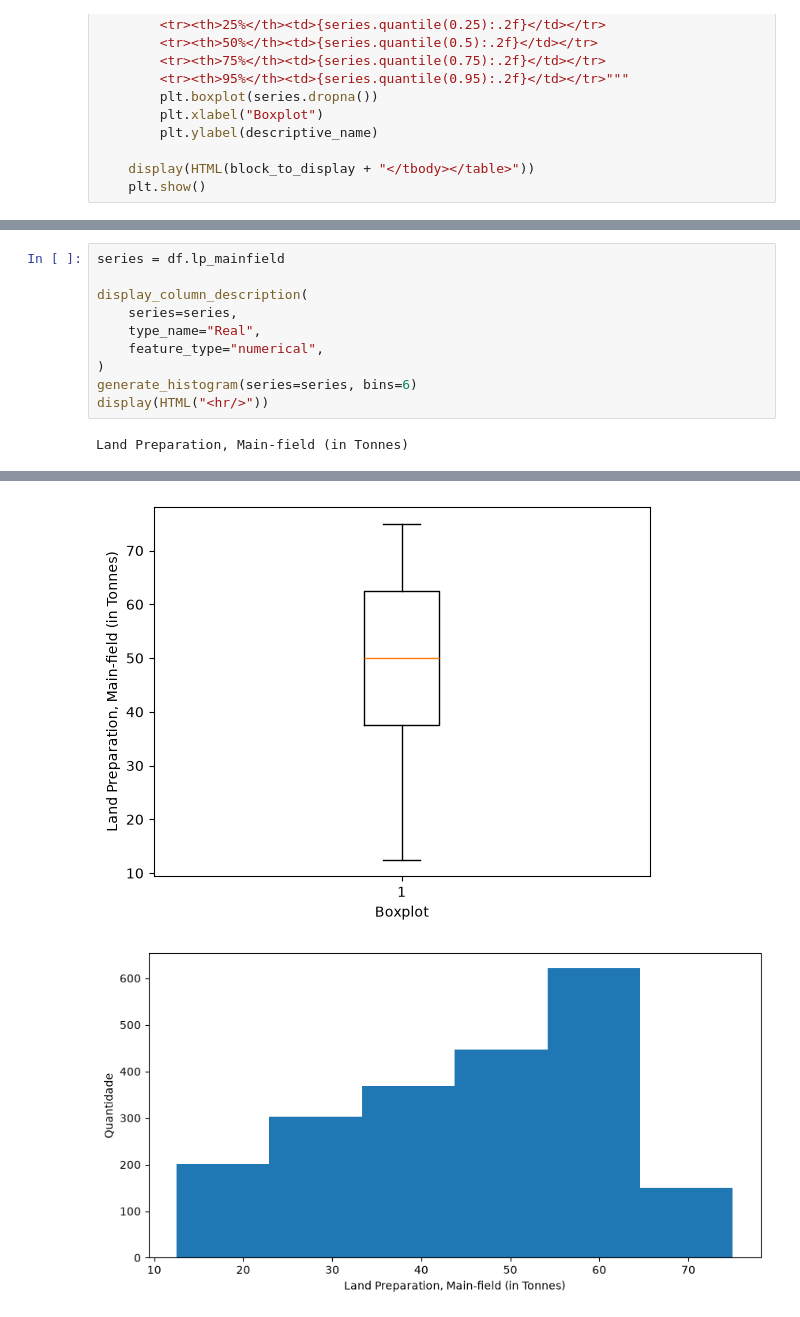
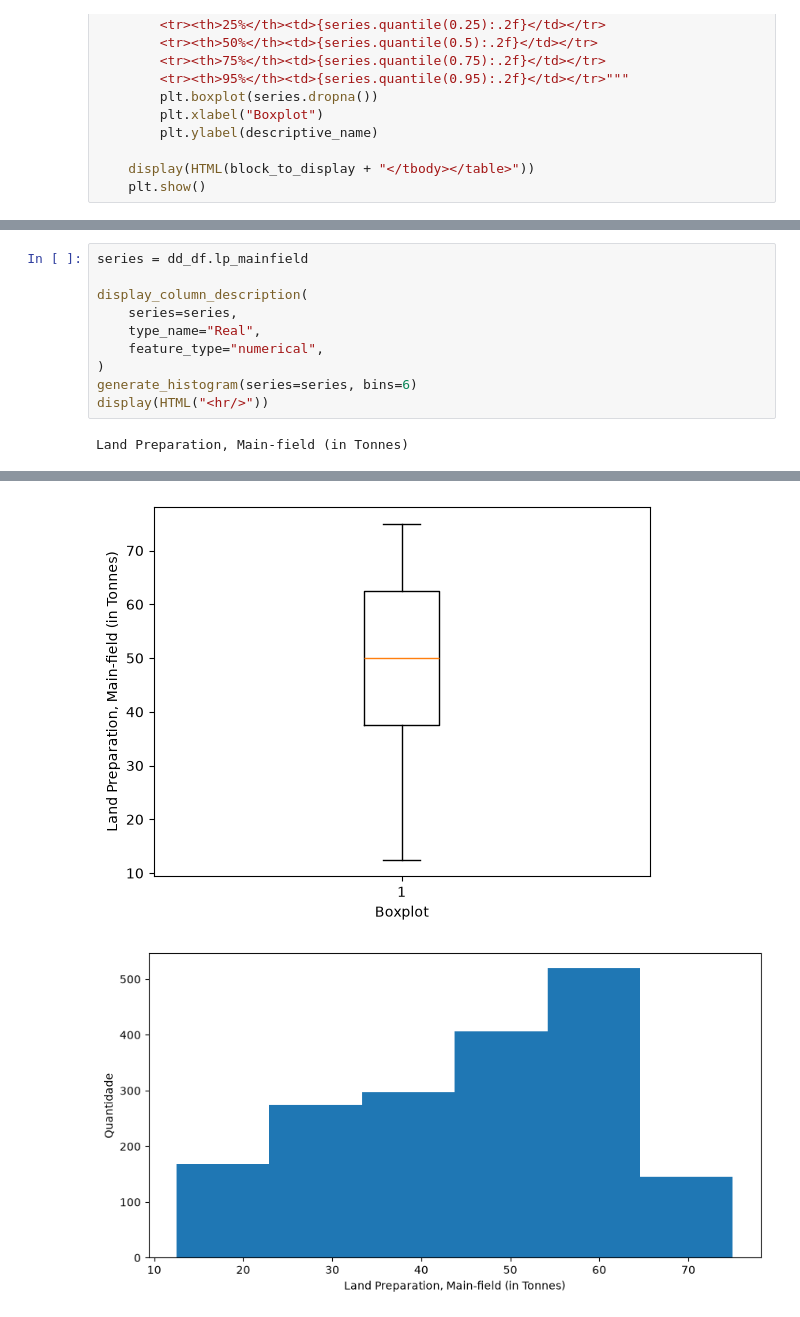
Before and after one commit to gabdumal/data_mining, a Jupyter notebook: assignment_3/features.ipynb, the cells around one changed output, grey strips where cells are left out. Drawn from its saved outputs; the diff is of its cells as text.

```diff
--- a/assignment_3/features.ipynb
+++ b/assignment_3/features.ipynb
@@ -168,6 +168,6 @@ Seedrate (in Kg)
 [interactive output not drawn]
 # %%
-series = df.lp_mainfield
+series = dd_df.lp_mainfield
 
 display_column_description(
     series=series,
@@ -187,9 +187,9 @@ Land Preparation, Main-field (in Tonnes)
 | Percentil | 05% | 12.50 |
 |  | 25% | 37.50 |
 |  | 50% | 50.00 |
 |  | 75% | 62.50 |
 |  | 95% | 75.00 |
 [figure]
-[figure, old version]
+[figure, new version]
 [interactive output not drawn]
 # %%
```
Also changed, not shown: parts of 46 cells of this notebook, 3 other files.
